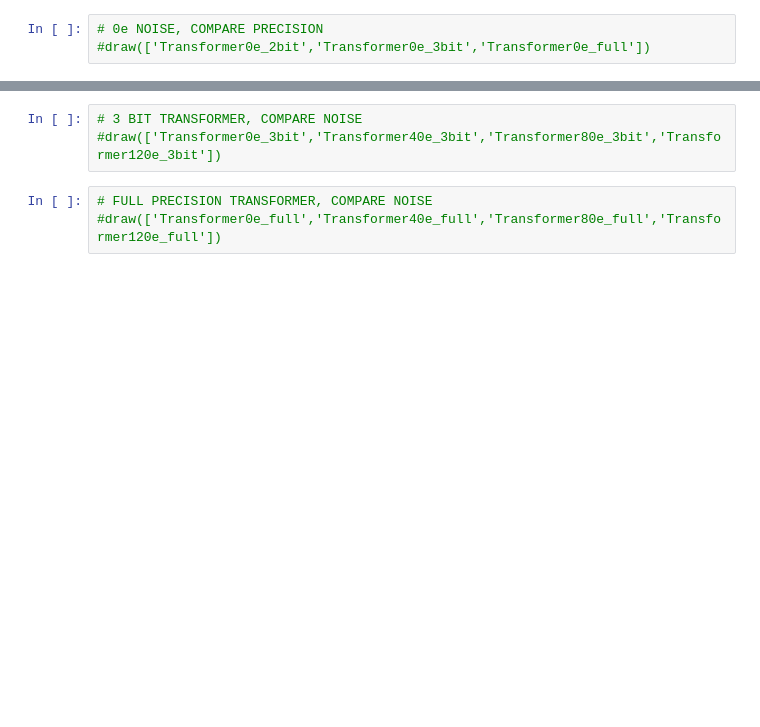
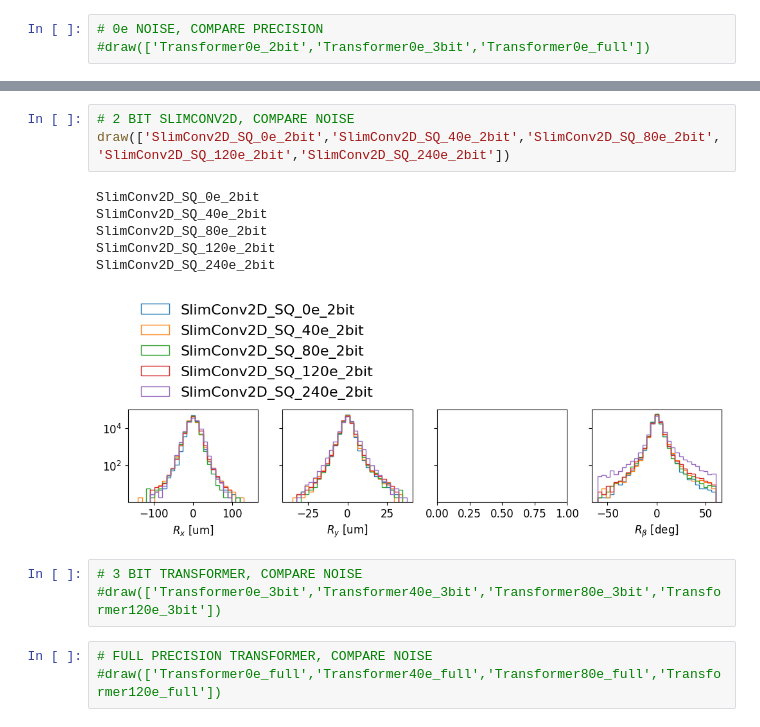
Before and after one commit to jennetd/smart-pixels-ml, a Jupyter notebook: read-all-models.ipynb, the cells around one changed output, grey strips where cells are left out. Drawn from its saved outputs; the diff is of its cells as text; blank space fills up the shorter version.

```diff
--- a/read-all-models.ipynb
+++ b/read-all-models.ipynb
@@ -172,3 +197,13 @@ Transformer120e_2bit
+# %%
+# 2 BIT SLIMCONV2D, COMPARE NOISE
+draw(['SlimConv2D_SQ_0e_2bit','SlimConv2D_SQ_40e_2bit','SlimConv2D_SQ_80e_2bit','SlimConv2D_SQ_120e_2bit','SlimConv2D_SQ_240e_2bit'])
+# %% [output]
+SlimConv2D_SQ_0e_2bit
+SlimConv2D_SQ_40e_2bit
+SlimConv2D_SQ_80e_2bit
+SlimConv2D_SQ_120e_2bit
+SlimConv2D_SQ_240e_2bit
+[figure, added]
 # %%
 # 3 BIT TRANSFORMER, COMPARE NOISE
 #draw(['Transformer0e_3bit','Transformer40e_3bit','Transformer80e_3bit','Transformer120e_3bit'])
```
Also changed, not shown: parts of 14 cells of this notebook, 40 other files.
